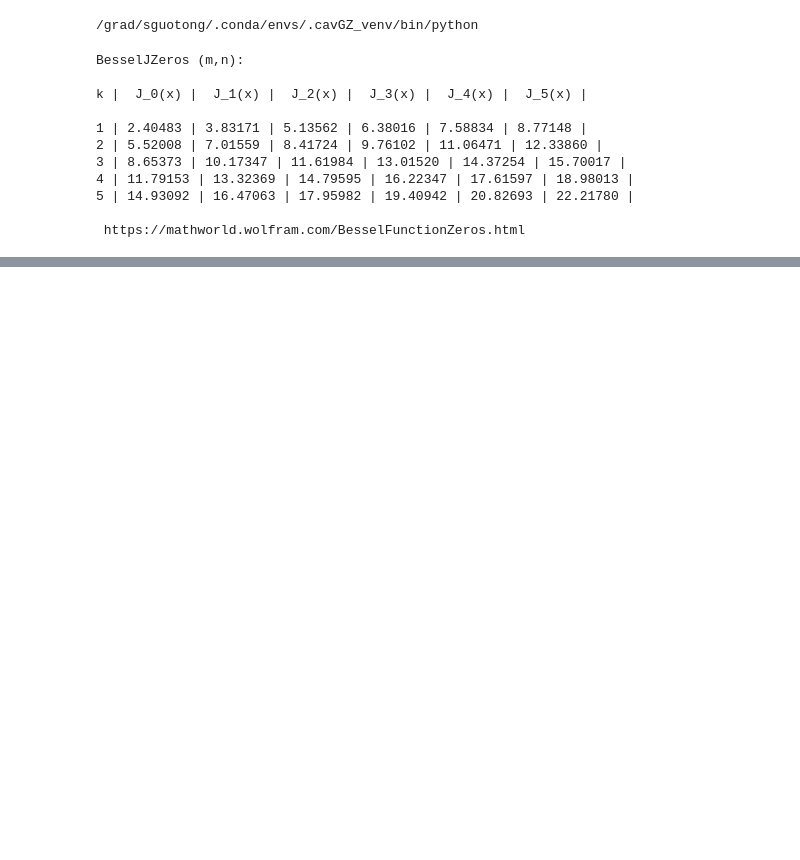
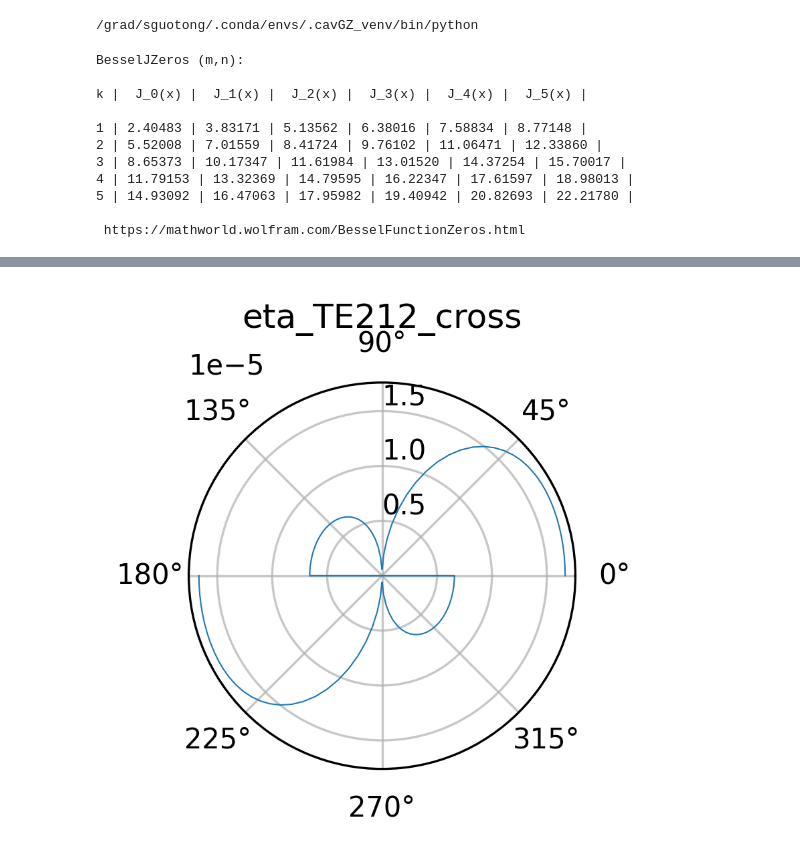
Before and after one commit to gsun01/CAGE, a Jupyter notebook: main.ipynb, the cells around one changed output, grey strips where cells are left out. Drawn from its saved outputs; the diff is of its cells as text; code cells hidden in the pictures; blank space fills up the shorter version.

```diff
--- a/main.ipynb
+++ b/main.ipynb
@@ -158,0 +216,27 @@ plot_disk_slice(Jr, Jphi, Jz, a, z0, title=f"j{pol}, z0={z0:.3g}", func_name="J_
+# %%
+import numpy as np
+import matplotlib.pyplot as plt
+
+PATH = "eta_TE212_cross.npy"
+
+eta = np.load(PATH)                        # shape (Nb, Na, Npsi)
+curve = eta[:, 0, 0].astype(float)         # take α=0, ψ=0 slice
+Nb = curve.size
+beta = np.linspace(0.0, np.pi, Nb, endpoint=True)
+
+# Mirror to cover 0..2π without duplicating endpoints
+theta_full = np.concatenate([beta, np.pi + beta[::-1]])
+r_full     = np.concatenate([curve, curve[::-1]])
+
+fig = plt.figure(figsize=(3,3), dpi=300)
+ax = plt.subplot(111, projection="polar")
+ax.plot(theta_full, r_full, linewidth=0.5)   # no color specified
+ax.set_theta_zero_location("E")              # 0° at the right
+ax.set_theta_direction(1)                   # clockwise (matches your example)
+ax.set_rlabel_position(90)                   # radial labels at 90°
+ax.grid(True, linewidth=0.8, alpha=0.7)
+ax.set_title(PATH.replace(".npy",""), va="bottom")
+plt.tight_layout()
+plt.show()
+# %% [output]
+[figure, added]
```
Also changed, not shown: parts of 6 cells of this notebook.
